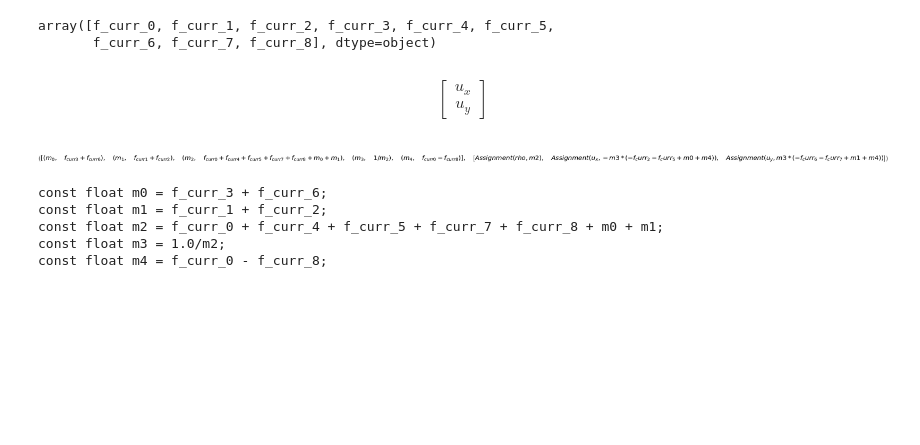
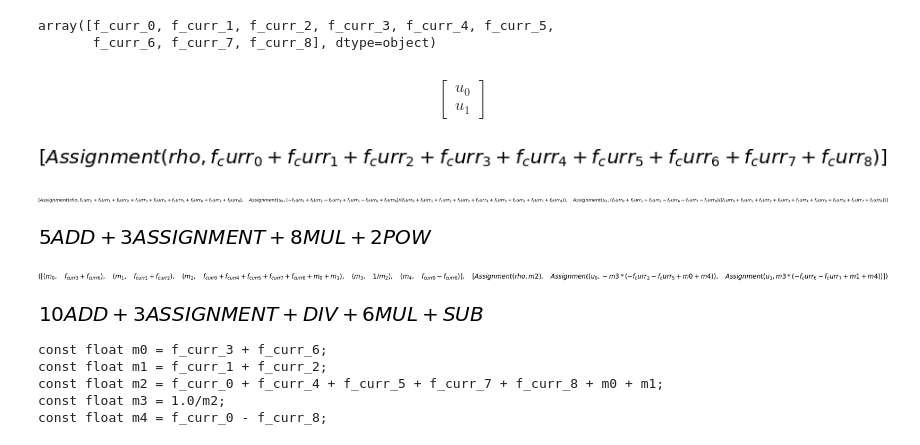
Before and after one commit to KnairdA/symlbm_playground, a Jupyter notebook: lbm_codegen.ipynb, the cells around one changed output. Cells and saved outputs as stored; diff of their text form; code cells hidden in the pictures; blank space fills up the shorter version.

Commit message:
Count operations

```diff
--- a/lbm_codegen.ipynb
+++ b/lbm_codegen.ipynb
@@ -3,6 +3,9 @@ from sympy import *
 init_printing()
 # %% [markdown]
 ## Characteristic constants
+# %%
+q = 9
+d = 2
 # %%
 c = [Matrix(x) for x in [(-1, 1), ( 0, 1), ( 1, 1), (-1, 0), ( 0, 0), ( 1, 0), (-1,-1), ( 0, -1), ( 1, -1)]]
 # %%
@@ -31 +32,3 @@ u_x, u_y, rho, tau = symbols('u_x u_y rho tau')
+# %%
+rho, tau = symbols('rho tau')
 # %%
@@ -35,25 +38,41 @@ f_next
 array([f_next_0, f_next_1, f_next_2, f_next_3, f_next_4, f_next_5,
        f_next_6, f_next_7, f_next_8], dtype=object)
 # %%
-f_curr = symarray('f_curr', 9)
+f_curr = symarray('f_curr', q)
 f_curr
 # %% [output]
 array([f_curr_0, f_curr_1, f_curr_2, f_curr_3, f_curr_4, f_curr_5,
        f_curr_6, f_curr_7, f_curr_8], dtype=object)
 # %%
-u = Matrix([u_x, u_y])
+u = Matrix(symarray('u', d))
 u
 # %% [output]
-$$\left[\begin{matrix}u_{x}\\u_{y}\end{matrix}\right]$$
+$$\left[\begin{matrix}u_{0}\\u_{1}\end{matrix}\right]$$
 # %%
 from sympy.codegen.ast import Assignment
-# %%
-moments = cse([
-    Assignment(rho, sum(f_curr)),
-    Assignment(u_x, sum([ (c_i*f_curr[i])[0] for i, c_i in enumerate(c) ]) / sum(f_curr)),
-    Assignment(u_y, sum([ (c_i*f_curr[i])[1] for i, c_i in enumerate(c) ]) / sum(f_curr))
-], optimizations='basic', symbols=numbered_symbols(prefix='m'))
-moments
-# %% [output]
-[figure, removed]
+# %%
+moments = [ Assignment(rho, sum(f_curr)) ]
+moments
+# %% [output]
+[figure, added]
+# %%
+for i, u_i in enumerate(u):
+    moments.append(Assignment(u_i, sum([ (c_j*f_curr[j])[i] for j, c_j in enumerate(c) ]) / sum(f_curr)))
+
+moments
+# %% [output]
+[figure, added]
+# %%
+count_ops(moments, visual=True)
+# %% [output]
+[figure, added]
+# %%
+moments_opt = cse(moments, optimizations='basic', symbols=numbered_symbols(prefix='m'))
+moments_opt
+# %% [output]
+[figure, added]
+# %%
+count_ops(moments_opt, visual=True)
+# %% [output]
+[figure, added]
 # %%
```
Also changed, not shown: parts of 10 cells of this notebook.
